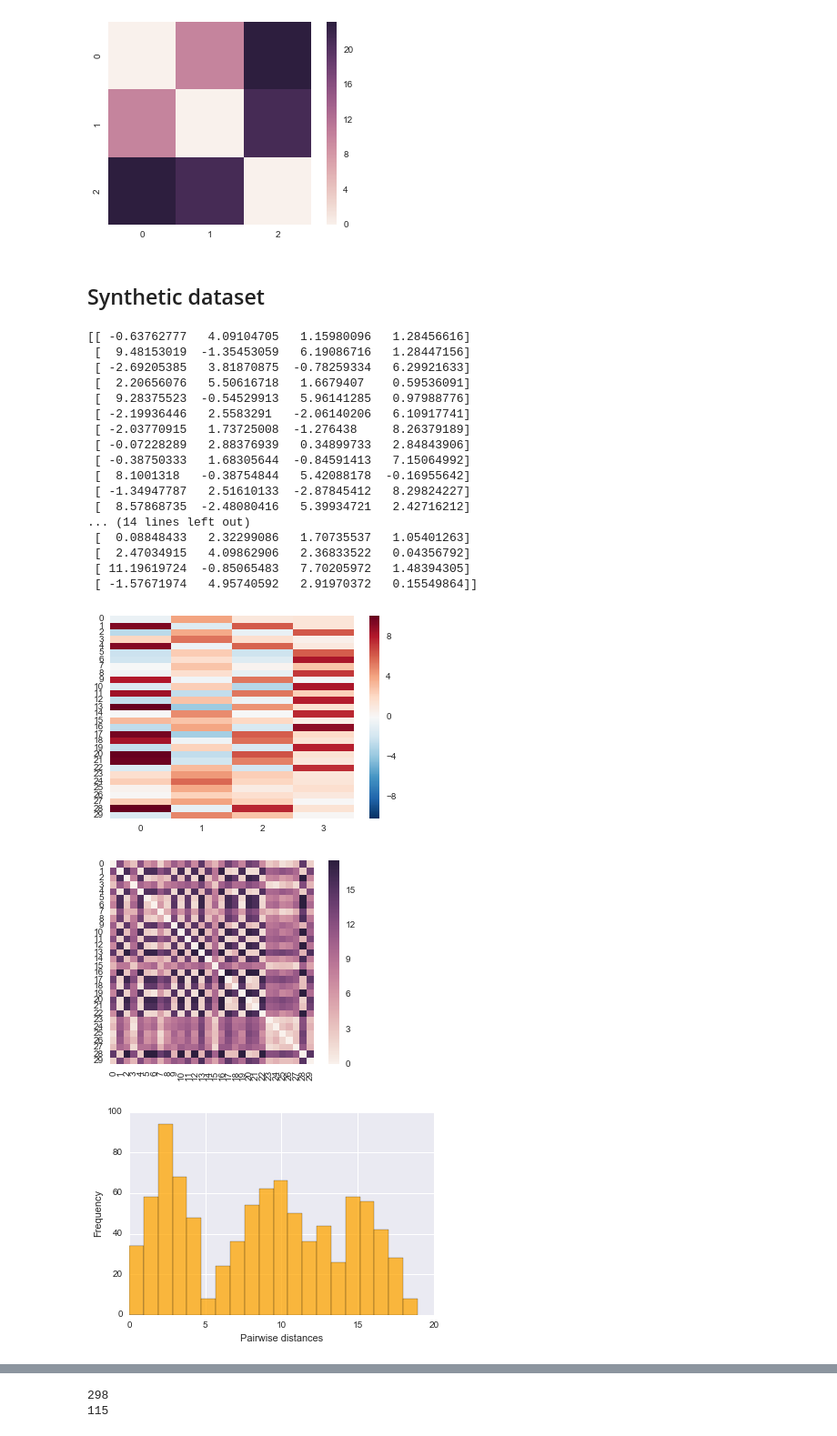
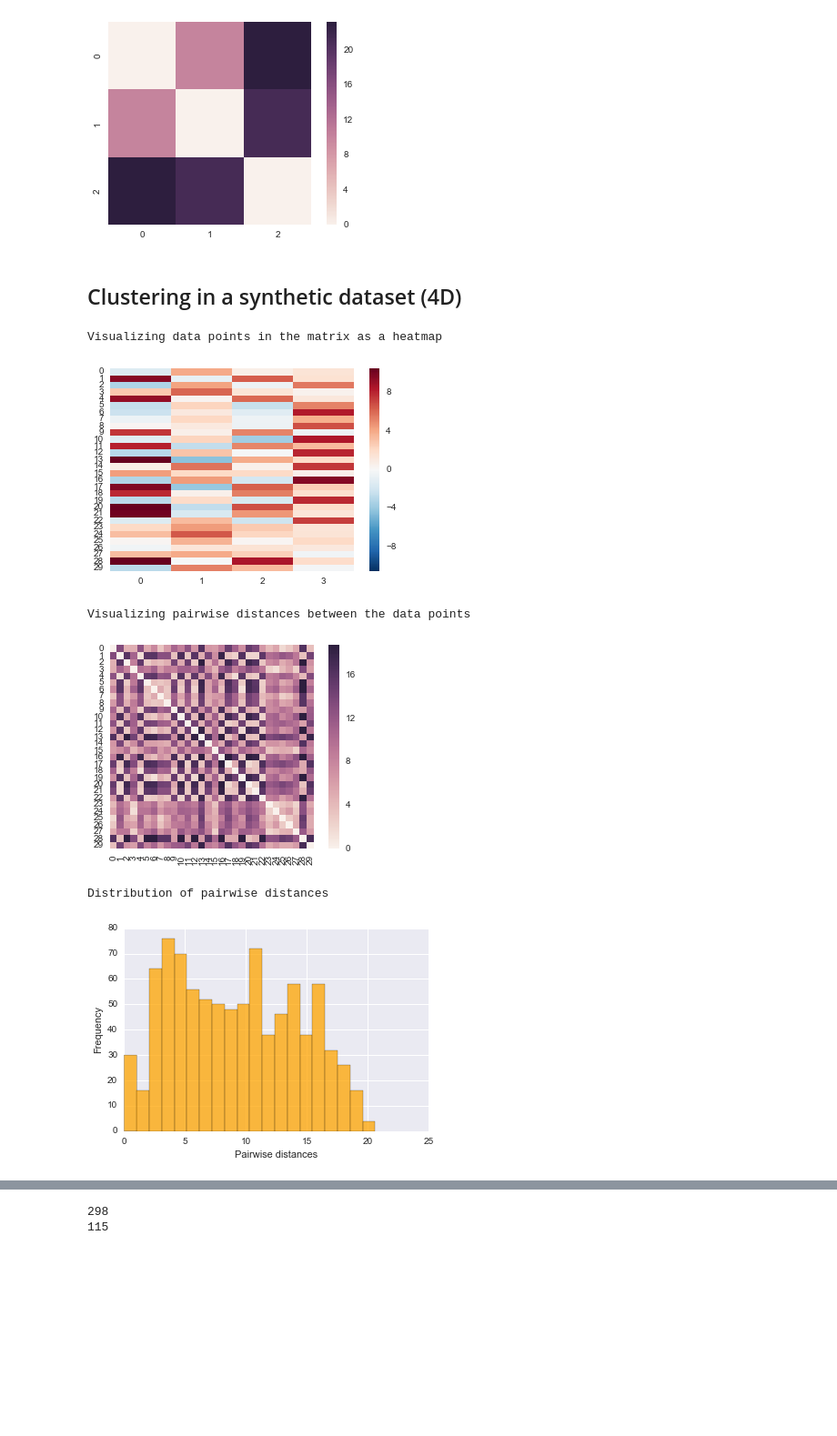
Before and after one commit to biof509/biof509, a Jupyter notebook: Wk06-classification-and-clustering.ipynb, the cells around one changed output, grey strips where cells are left out. Shown at 91% size. Drawn from its saved outputs; the diff is of its cells as text; code cells hidden in the pictures; blank space fills up the shorter version.

```diff
--- a/Wk06-classification-and-clustering.ipynb
+++ b/Wk06-classification-and-clustering.ipynb
@@ -406,46 +588,36 @@ sns.heatmap(D, square=True)
 plt.show()
 # %% [output]
 [figure]
-# %% [markdown]
-## Synthetic dataset
+# %% [markdown]
+## Clustering in a synthetic dataset (4D)
 # %%
 from sklearn.datasets import make_blobs
 
-X, y = make_blobs(n_samples=30, centers=3, n_features=4, random_state=0)
-print(X)
+X, y = make_blobs(n_samples=30, centers=3, n_features=4, random_state=0, cluster_std=1.5)
+# print(X)
+
+print("Visualizing data points in the matrix as a heatmap")
 sns.heatmap(X, robust=True, square=False, yticklabels=True, xticklabels=True, cbar=True)
 plt.show()
 
+print("Visualizing pairwise distances between the data points")
 D = pairwise_distances(X, metric='euclidean', n_jobs=-1)
 
 sns.heatmap(D, robust=True, square=True, yticklabels=True, xticklabels=True, cbar=True)
 plt.show()
 
+print("Distribution of pairwise distances")
 plt.hist(np.hstack(D), 20, facecolor='orange', alpha=0.75)
 plt.xlabel('Pairwise distances')
 plt.ylabel('Frequency')
 plt.grid(True)
 plt.show()
 # %% [output]
-[[ -0.63762777   4.09104705   1.15980096   1.28456616]
- [  9.48153019  -1.35453059   6.19086716   1.28447156]
- [ -2.69205385   3.81870875  -0.78259334   6.29921633]
- [  2.20656076   5.50616718   1.6679407    0.59536091]
- [  9.28375523  -0.54529913   5.96141285   0.97988776]
- [ -2.19936446   2.5583291   -2.06140206   6.10917741]
- [ -2.03770915   1.73725008  -1.276438     8.26379189]
- [ -0.07228289   2.88376939   0.34899733   2.84843906]
- [ -0.38750333   1.68305644  -0.84591413   7.15064992]
- [  8.1001318   -0.38754844   5.42088178  -0.16955642]
- [ -1.34947787   2.51610133  -2.87845412   8.29824227]
- [  8.57868735  -2.48080416   5.39934721   2.42716212]
-... (14 lines left out)
- [  0.08848433   2.32299086   1.70735537   1.05401263]
- [  2.47034915   4.09862906   2.36833522   0.04356792]
- [ 11.19619724  -0.85065483   7.70205972   1.48394305]
- [ -1.57671974   4.95740592   2.91970372   0.15549864]]
+Visualizing data points in the matrix as a heatmap
 [figure]
+Visualizing pairwise distances between the data points
-[figure, old version]
+[figure, new version]
+Distribution of pairwise distances
-[figure, old version]
+[figure, new version]
 # %%
 # Clustering is often used as an accessory
```
Also changed, not shown: parts of 35 cells of this notebook.
